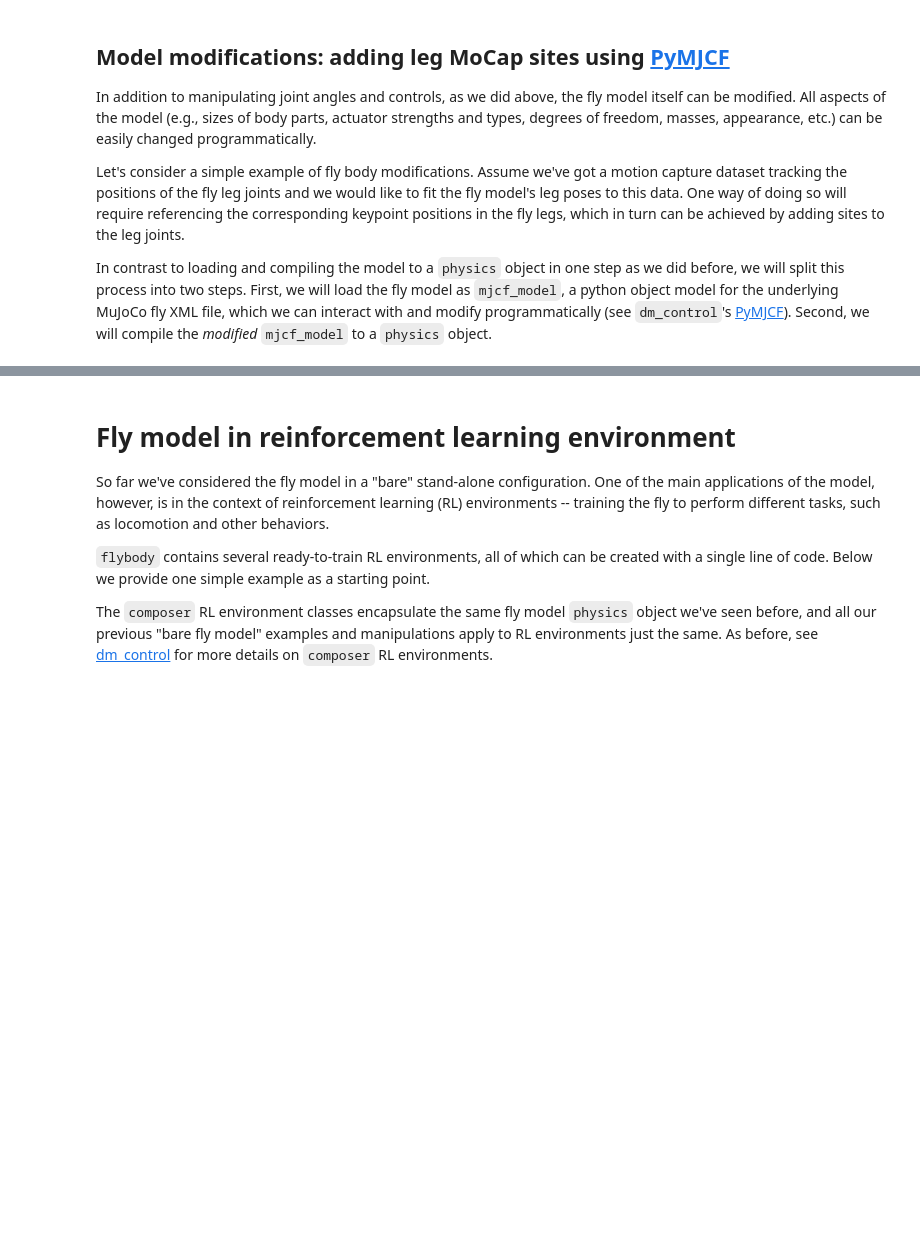
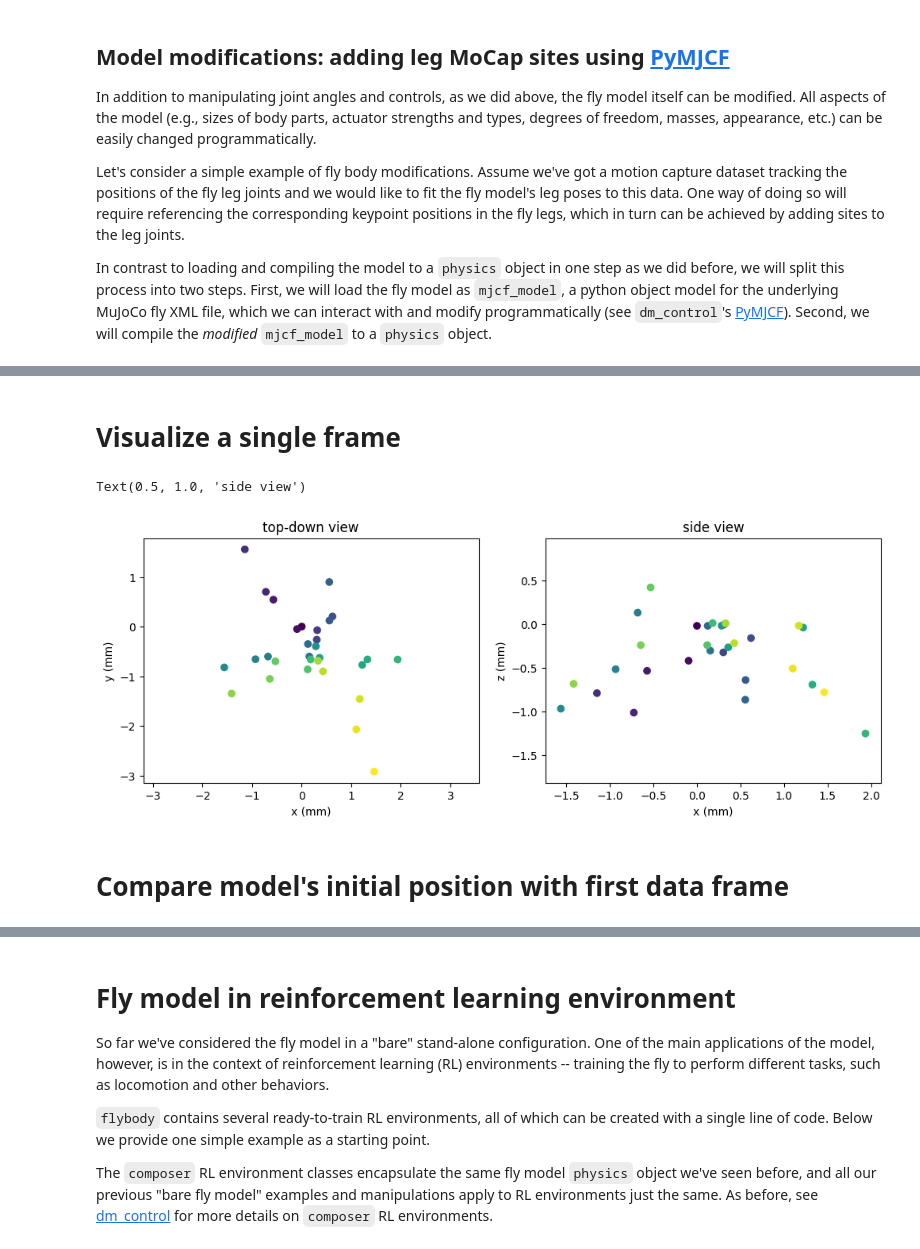
Before and after one commit to elliottabe/mujoco_workshop, a Jupyter notebook: Flybody_example.ipynb, the cells around one changed output, grey strips where cells are left out. Drawn from its saved outputs; the diff is of its cells as text; code cells hidden in the pictures; blank space fills up the shorter version.

```diff
--- a/Flybody_example.ipynb
+++ b/Flybody_example.ipynb
@@ -391,0 +477,2 @@ PIL.Image.fromarray(pixels)
+# %%
+kp_tracking = ioh5.load('./Data/kp_tracking.h5')
@@ -391,0 +483,24 @@ PIL.Image.fromarray(pixels)
+# %% [markdown]
+# Visualize a single frame
+# %%
+frame_idx = 0
+test_frame = kp_tracking['walking_0'][frame_idx]  # (keypoint, xyz)
+
+plt.figure(figsize=(12, 4))
+plt.subplot(1, 2, 1)
+plt.scatter(test_frame[:, 0], test_frame[:, 1], c=np.arange(30))
+plt.axis('equal')
+plt.xlabel('x (mm)')
+plt.ylabel('y (mm)')
+plt.title('top-down view')
+plt.subplot(1, 2, 2)
+plt.scatter(test_frame[:, 0], test_frame[:, 2], c=np.arange(30))
+plt.axis('equal')
+plt.xlabel('x (mm)')
+plt.ylabel('z (mm)')
+plt.title('side view')
+# %% [output]
+Text(0.5, 1.0, 'side view')
+[figure, added]
+# %% [markdown]
+# Compare model's initial position with first data frame
```
Also changed, not shown: parts of 28 cells of this notebook, 3 other files.
